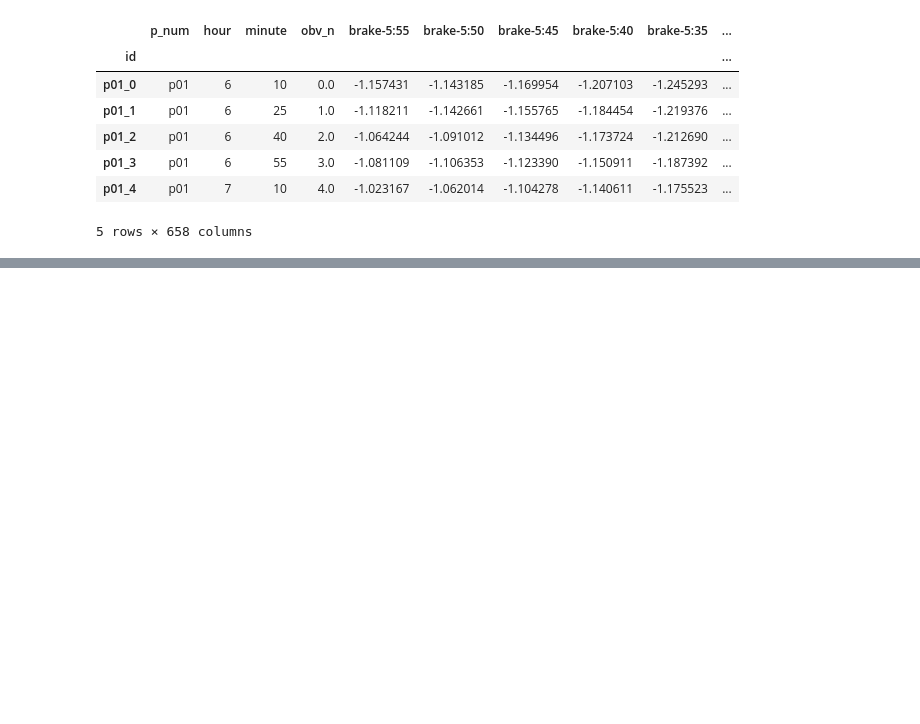
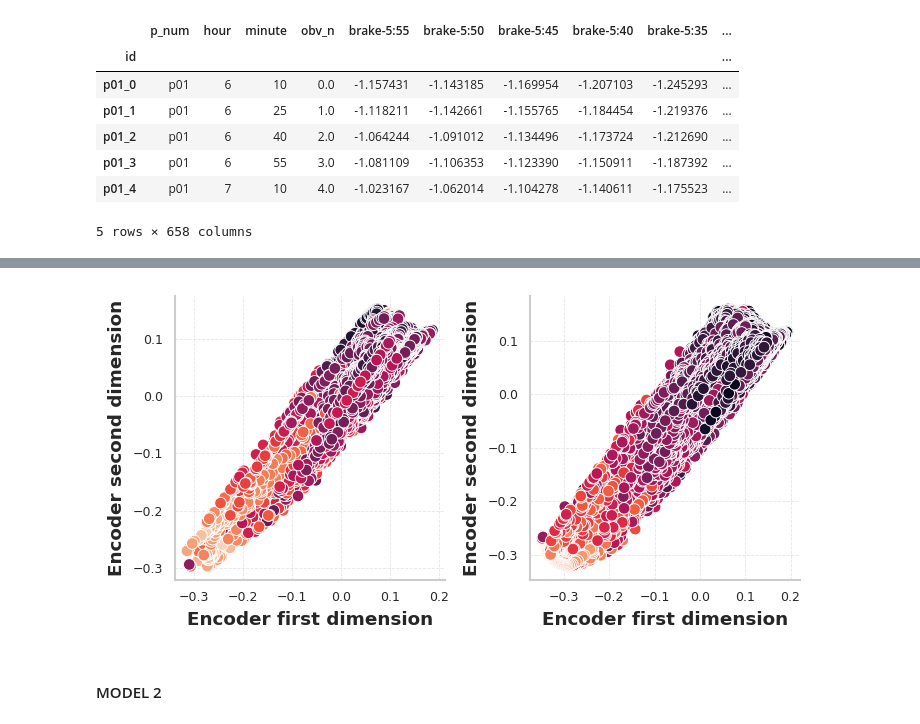
Before and after one commit to fabriziobasso/Colab_backup, a Jupyter notebook: File_00_Clusters.ipynb, the cells around one changed output, grey strips where cells are left out. Drawn from its saved outputs; the diff is of its cells as text; code cells hidden in the pictures; blank space fills up the shorter version.

```diff
--- a/File_00_Clusters.ipynb
+++ b/File_00_Clusters.ipynb
@@ -877,0 +847,9 @@ bg_pca_train
+# %%
+# Assuming your data is in a NumPy array called 'data'
+train = X_enc_train.values.reshape((-1, 72, 1))  # Reshape for LSTM
+valid = X_enc_valid.values.reshape((-1, 72, 1))
+X_enc = X_enc.values.reshape((-1, 72, 1))
+X_enc_test = X_enc_test.values.reshape((-1, 72, 1))
+
+y_enc_train = y_enc_train.values.reshape((-1, 1))
+y_enc_valid = y_enc_valid.values.reshape((-1, 1))
@@ -877,0 +891,5 @@ bg_pca_train
+# %%
+autoencoder_prellin_v1, latent_model_prellin_v1 = model_autoencoder_v1()
+
+# Get summary
+autoencoder_prellin_v1.summary()
@@ -877,0 +980,3 @@ bg_pca_train
+# %%
+latent_representation_v1 = latent_model_prellin_v1.predict(valid)
+latent_representation_train_v1 = latent_model_prellin_v1.predict(train)
@@ -877,0 +986,30 @@ bg_pca_train
+# %%
+fig, axs = plt.subplots(1,2,figsize=(6, 3))
+
+sns.scatterplot(x=latent_representation_v1[:,0],
+                y=latent_representation_v1[:,1],
+                c=y_enc_valid,
+                palette='tab10',
+                ax=axs[0])
+
+sns.scatterplot(x=latent_representation_train_v1[:,0],
+                y=latent_representation_train_v1[:,1],
+                c=y_enc_train,
+                palette='tab10',
+                ax=axs[1]
+                )
+
+axs[0].set_xlabel("Encoder first dimension")
+axs[0].set_ylabel("Encoder second dimension")
+
+axs[1].set_xlabel("Encoder first dimension")
+axs[1].set_ylabel("Encoder second dimension")
+
+axs[0].grid(linestyle='--', alpha=0.5)
+
+plt.tight_layout()
+plt.show()
+# %% [output]
+[figure, added]
+# %% [markdown]
+#### MODEL 2
```
Also changed, not shown: parts of 52 cells of this notebook.
